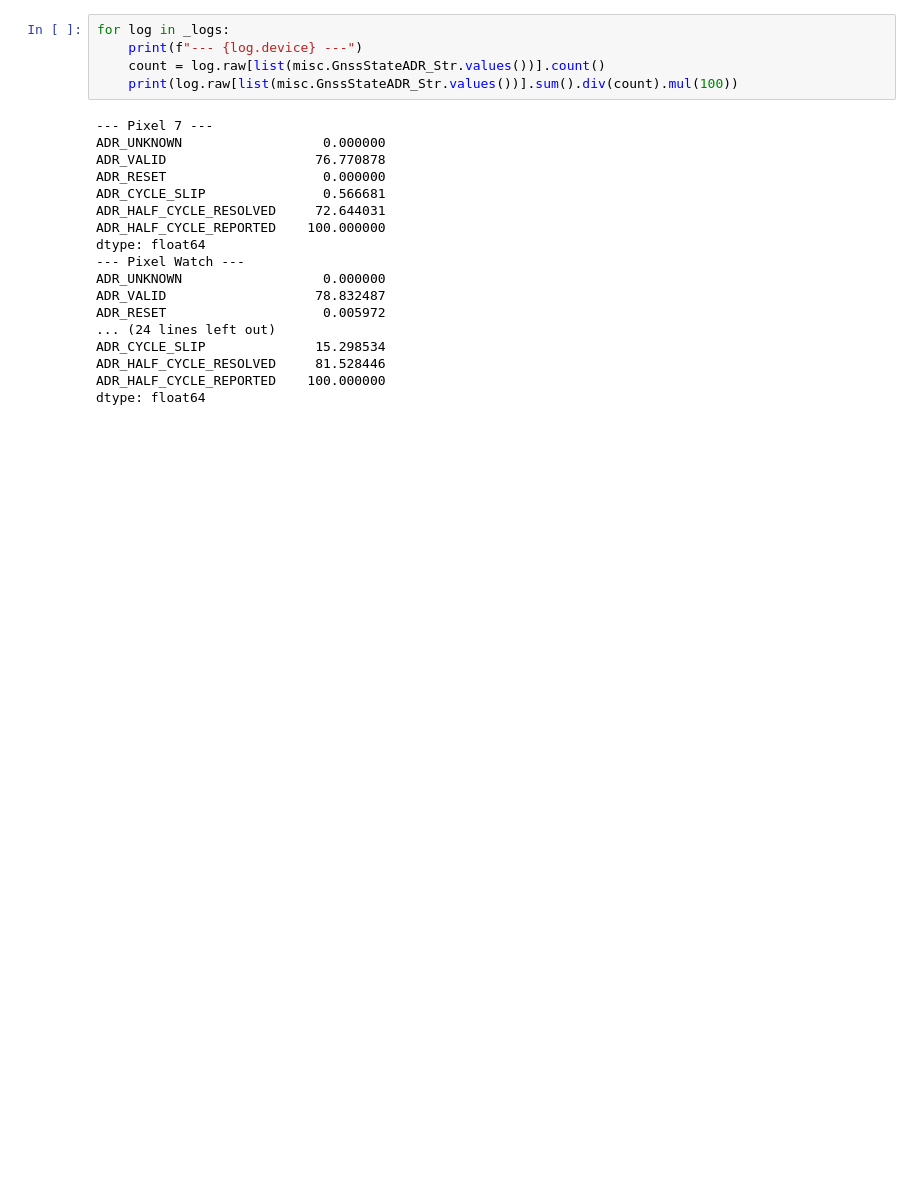
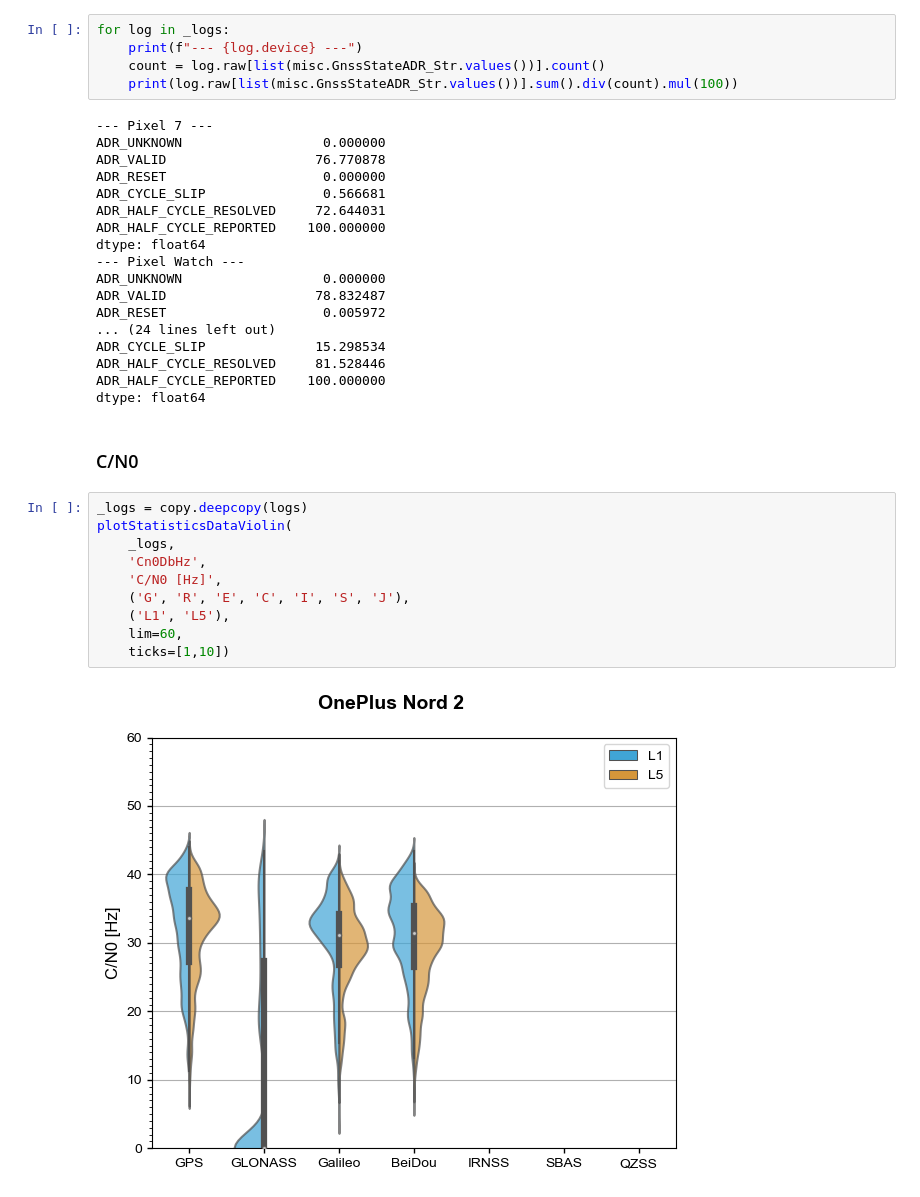
Before and after one commit to agrenier-gnss/MimirAnalyzer, a Jupyter notebook: jupyter/S1_static.ipynb, the cells around one changed output. Cells and saved outputs as stored; diff of their text form; blank space fills up the shorter version.

```diff
--- a/jupyter/S1_static.ipynb
+++ b/jupyter/S1_static.ipynb
@@ -268,3 +268,17 @@ ADR_CYCLE_SLIP              15.298534
 ADR_HALF_CYCLE_RESOLVED     81.528446
 ADR_HALF_CYCLE_REPORTED    100.000000
 dtype: float64
+# %% [markdown]
+### C/N0
+# %%
+_logs = copy.deepcopy(logs)
+plotStatisticsDataViolin(
+    _logs,
+    'Cn0DbHz',
+    'C/N0 [Hz]',
+    ('G', 'R', 'E', 'C', 'I', 'S', 'J'),
+    ('L1', 'L5'),
+    lim=60,
+    ticks=[1,10])
+# %% [output]
+[figure, added]
```
Also changed, not shown: parts of 1 cell of this notebook, 3 other files.
